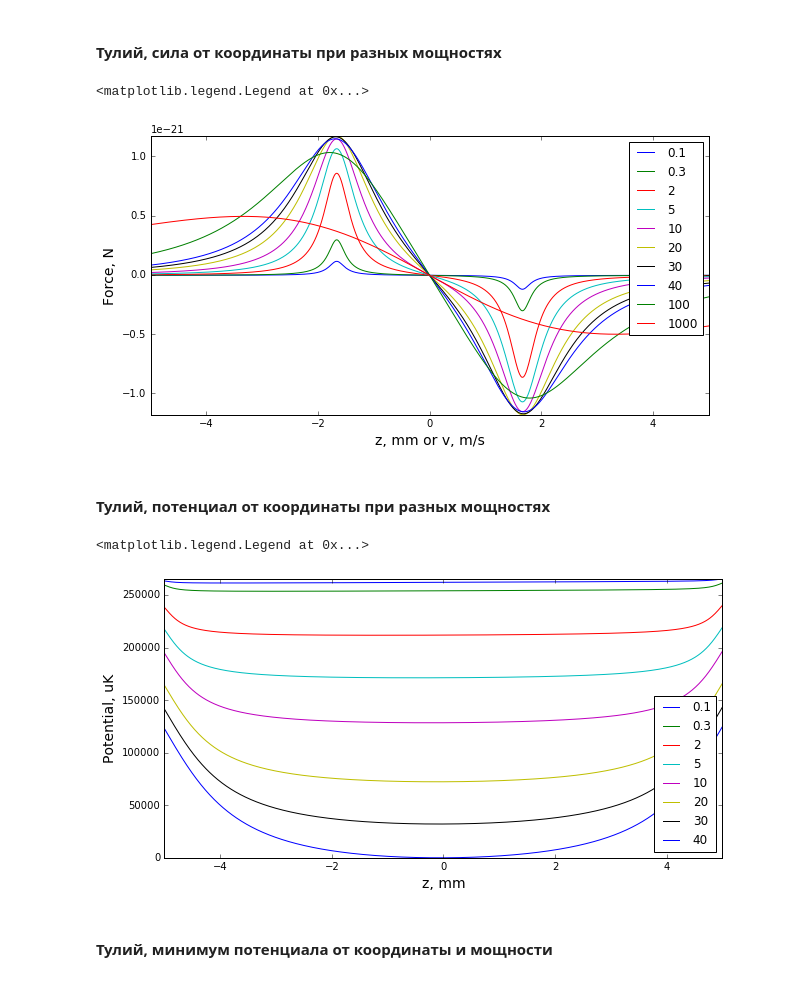
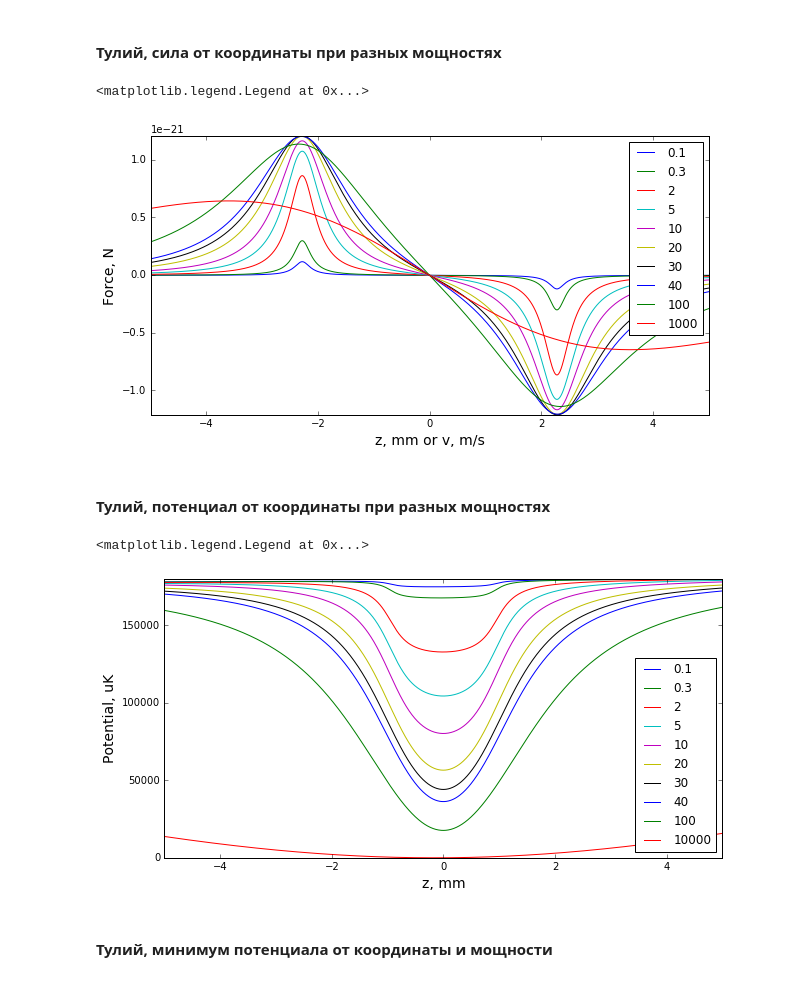
Before and after one commit to thulium-lab/python_programs_to_use, a Jupyter notebook: processing_individual_measurement3.0-Gulia.ipynb, the cells around one changed output. Cells and saved outputs as stored; diff of their text form; code cells hidden in the pictures.

```diff
--- a/processing_individual_measurement3.0-Gulia.ipynb
+++ b/processing_individual_measurement3.0-Gulia.ipynb
@@ -595,8 +656,8 @@ s = 250
 
 figsize(10,5)
 for δ in [-0.12,-0.8,-1.8,-2.8]: # MHz
-    y = Force(δ,s,v,z) # dependence on z
-    #y = Force(δ,s,z,v) # dependence on v
+    y = Force(δ,s,v,z,mF=-2) # dependence on z
+    #y = Force(δ,s,z,v,mF=0) # dependence on v
     plot(z,y)
 
 print(2*pi*10**(12)/(μ*dB),'мкм/МГц')
@@ -622,10 +683,11 @@ dB=2*19*10**(-2)/4*1.5 # Тл/м
 z = linspace(-1.5,1.5,1000) # mm
 v = 0
 s = 250
+#m=0
 
 figsize(10,5)
 for δ in [-0.12,-0.8,-1.8,-2.8]: # MHz
-    y = 10**6*(Potential(δ,s,v,z) - Potential(-2.8,s,v,0))/kB
+    y = 10**6*(Potential(δ,s,v,z,mF=-2) - Potential(-2.8,s,v,0,mF=-2))/kB
     plot(z,y)
 
 axis('tight')
@@ -736,16 +798,19 @@ dB=19*10**(-2)/4*1.5 # Тл/м
 
 z = linspace(-5,5,1000) # mm for z or m/s for v
 v = 0
-s = 0.3
+#s = 7.4
+s = 0.1
 
 figsize(10,5)
 for δ in δset: # MHz
     y = 10**6*(Potential(δ,s,v,z) - Potential(-10*γ,s,v,0))/kB
     plot(z,y)
 
-axis('tight')
-xlabel('z, mm', fontsize=14)
-ylabel('Potential, uK', fontsize=14)
-legend(δset,loc=4)
+axis([-5,5,-500,5500])
+#axis([-5,5,-500,120000])
+xlabel('z, мм', fontsize=24, family='verdana')
+ylabel('Потенциал, мкК', fontsize=24, family='verdana')
+#legend(δset,loc=4)
+legend(['-0,35 MHz','-0,7 MHz','-1,75 MHz','-3,5 MHz'],loc=4)
 # %% [output]
 <matplotlib.legend.Legend at 0x...>
@@ -764,7 +829,7 @@ dB=19*10**(-2)/4*1.5 # Тл/м
 
 z = linspace(-5,5,1000) # mm for z or m/s for v
 v = 0
-δ = -5*γ
+δ = -2.4#-5*γ
 
 figsize(10,5)
 sset=[0.1,0.3,2,5,10,20,30,40,100,1000]
@@ -780,36 +845,36 @@ ylabel('Force, N', fontsize=14)
 legend(sset)
 # %% [output]
 <matplotlib.legend.Legend at 0x...>
-[figure, old version]
+[figure, new version]
 # %% [markdown]
 #### Тулий, потенциал от координаты при разных мощностях
 # %%
 # Тулий, потенциал
 
 γ=0.35 # MHz
 Γ=2*pi*γ # MHz
 λ=531*10**(-9) # nm
 k=2*pi/λ
 m=169*1.66*10**(-27) # kg
 dB=19*10**(-2)/4*1.5 # Тл/м
 
 z = linspace(-5,5,1000) # mm for z or m/s for v
 v = 0
-δ = -15*γ
+δ = -1.0#-15*γ
 
 figsize(10,5)
-sset=[0.1,0.3,2,5,10,20,30,40]
+sset=[0.1,0.3,2,5,10,20,30,40,100,10000]
 for s in sset:
     y = 10**6*(Potential(δ,s,v,z) - Potential(δ,max(sset),v,0))/kB
     plot(z,y)
 
 axis('tight')
 xlabel('z, mm', fontsize=14)
 ylabel('Potential, uK', fontsize=14)
 legend(sset,loc=4)
 # %% [output]
 <matplotlib.legend.Legend at 0x...>
-[figure, old version]
+[figure, new version]
 # %% [markdown]
 #### Тулий, минимум потенциала от координаты и мощности
 # %%
```
Also changed, not shown: parts of 36 cells of this notebook, 3 other files.
